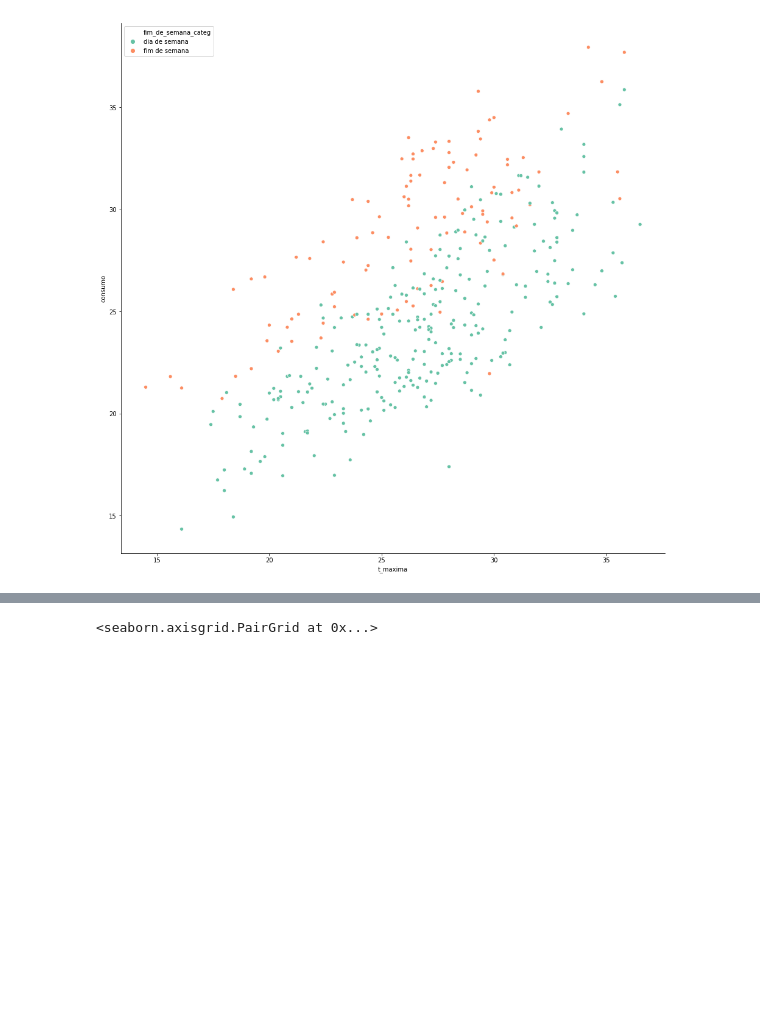
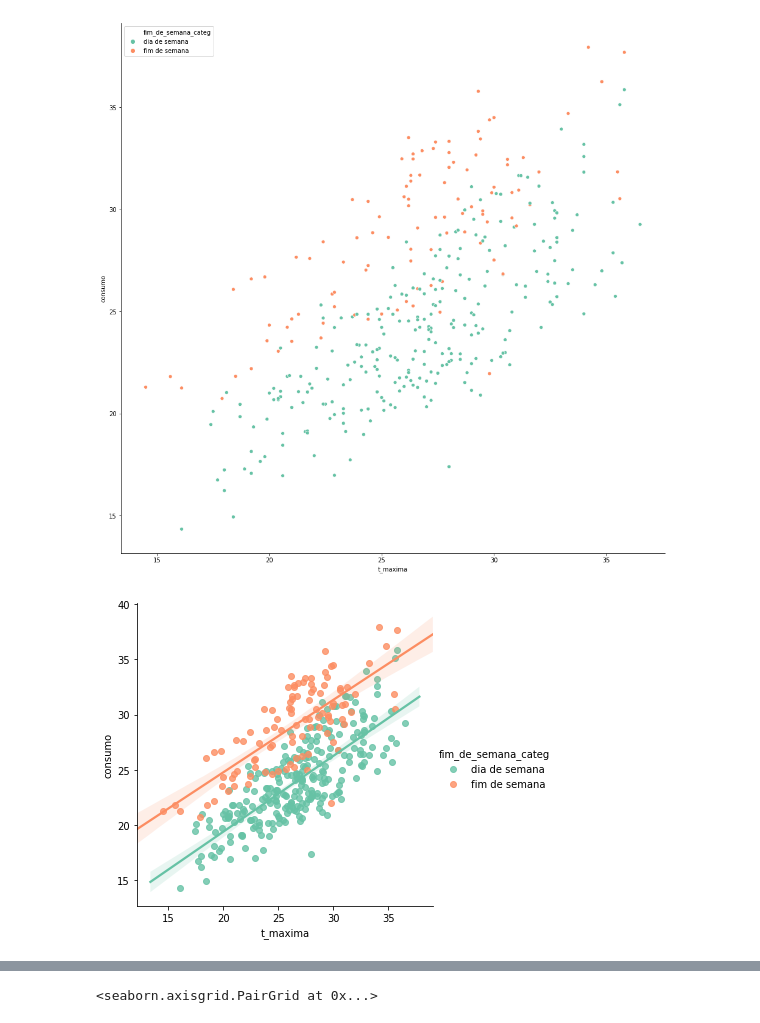
Before and after one commit to lorransr/beer_sp, a Jupyter notebook: beer_analysis.ipynb, the cells around one changed output, grey strips where cells are left out. Saved outputs shown, nothing was run; the diff lists cells and outputs as text; code cells hidden in the pictures; blank space fills up the shorter version.

```diff
--- a/beer_analysis.ipynb
+++ b/beer_analysis.ipynb
@@ -219,6 +228,13 @@ sns.scatterplot(x = "t_maxima",
 sns.despine()
 # %% [output]
 [figure]
+# %%
+sns.lmplot(x="t_maxima",
+           y="consumo",
+           hue="fim_de_semana_categ",
+           palette="Set2", data=df);
+# %% [output]
+[figure, added]
 # %%
 from sklearn.compose import ColumnTransformer
 from sklearn.pipeline import Pipeline
```
Also changed, not shown: parts of 19 cells of this notebook.
